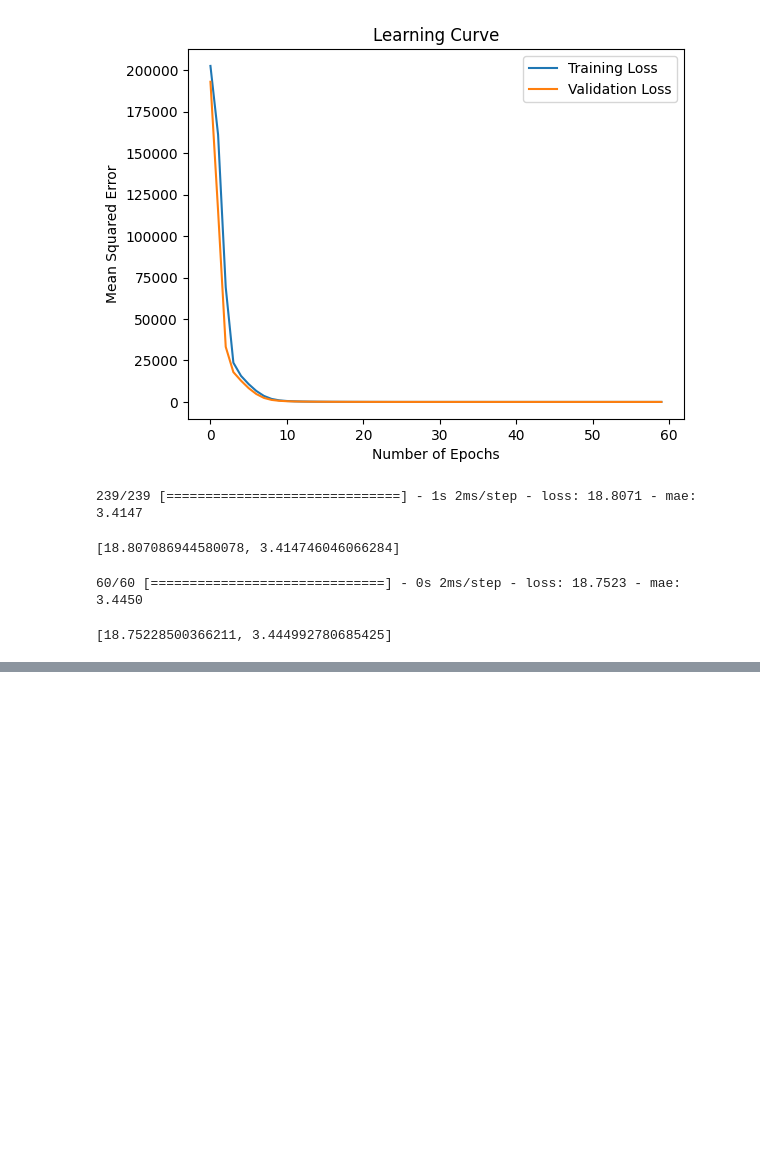
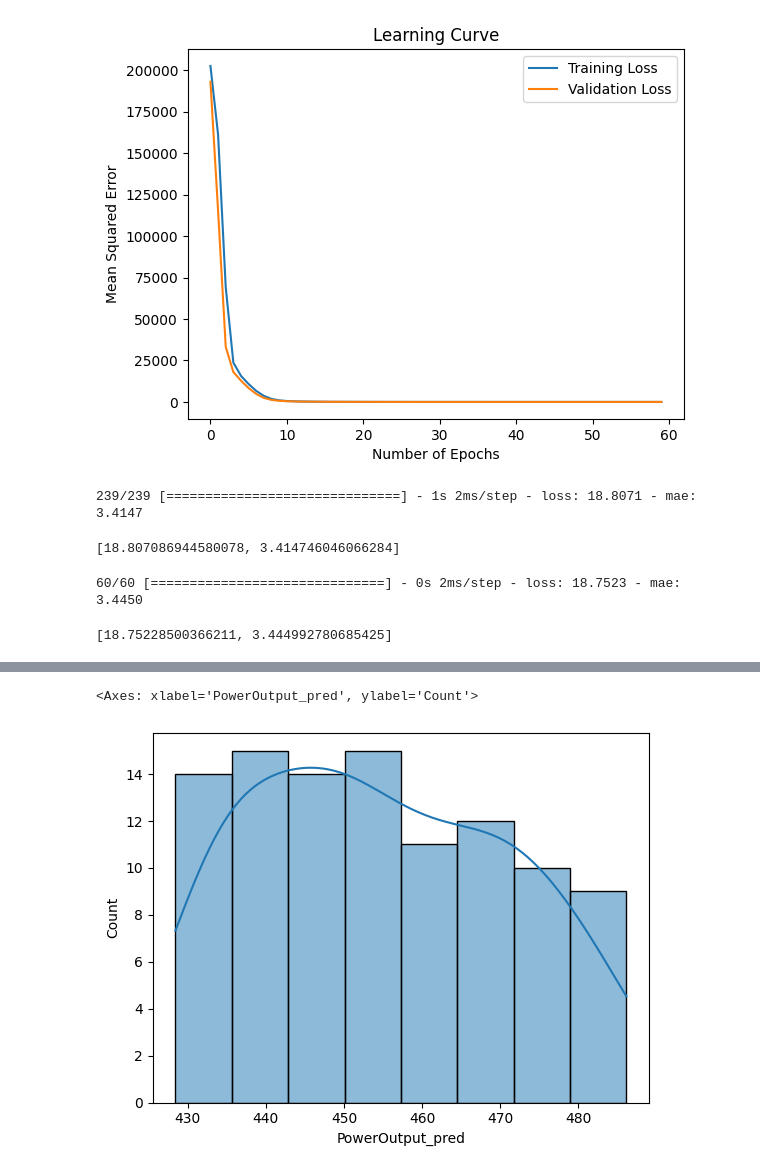
Before and after one commit to RupaliWaghamare/Deep_Learning, a Jupyter notebook: Regression_keras.ipynb, the cells around one changed output, grey strips where cells are left out. Drawn from its saved outputs; the diff is of its cells as text; code cells hidden in the pictures; blank space fills up the shorter version.

```diff
--- a/Regression_keras.ipynb
+++ b/Regression_keras.ipynb
@@ -290,0 +345,4 @@ model.evaluate(xtest, ytest)
+# %%
+url2 = "https://raw.githubusercontent.com/utkarshg1/Neural-Net-Datasets/main/test_PowerPlant.csv"
+xnew = pd.read_csv(url2)
+xnew.head()
@@ -290,0 +364,3 @@ model.evaluate(xtest, ytest)
+# %%
+xnew_pre = num_pipe.transform(xnew)
+xnew_pre.head()
@@ -290,0 +374,3 @@ model.evaluate(xtest, ytest)
+# %%
+preds = model.predict(xnew_pre)
+preds[0:5]
@@ -290,0 +384,2 @@ model.evaluate(xtest, ytest)
+# %%
+xnew["PowerOutput_pred"] = preds
@@ -290,0 +403,7 @@ model.evaluate(xtest, ytest)
+# %%
+
+import seaborn as sns
+sns.histplot(data=xnew, x="PowerOutput_pred", kde=True)
+# %% [output]
+<Axes: xlabel='PowerOutput_pred', ylabel='Count'>
+[figure, added]
```
Also changed, not shown: parts of 15 cells of this notebook.
